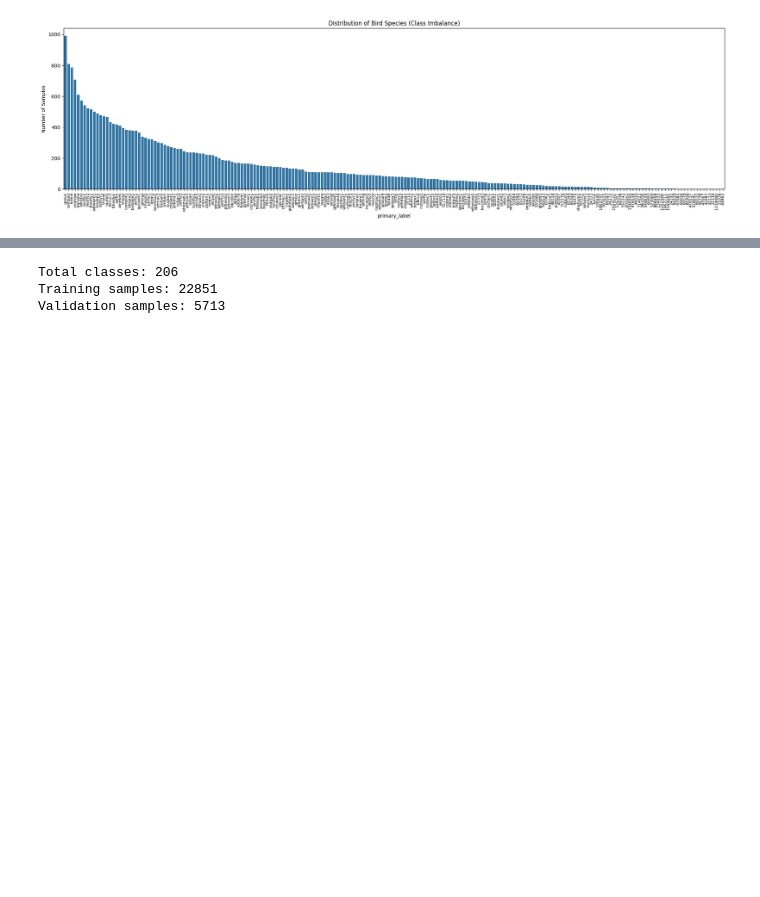
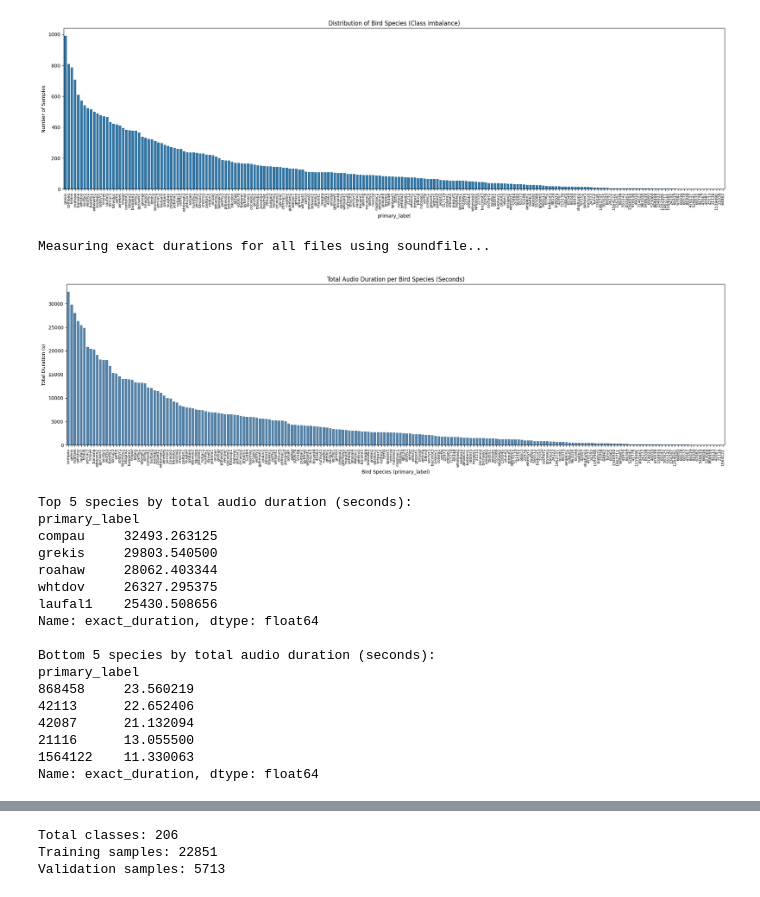
Before and after one commit to mahmuterensrc/GROUP21_CENG313, a Jupyter notebook: assignment1_eda_baseline.ipynb, the cells around one changed output, grey strips where cells are left out. Saved outputs shown, nothing was run; the diff lists cells and outputs as text; code cells hidden in the pictures; blank space fills up the shorter version.

```diff
--- a/assignment1_eda_baseline.ipynb
+++ b/assignment1_eda_baseline.ipynb
@@ -59,3 +128,65 @@ plt.show()
 Total number of samples: 28564
 Total number of unique species: 206
 [figure]
+# %%
+import soundfile as sf
+import pandas as pd
+import matplotlib.pyplot as plt
+import seaborn as sns
+import os
+from tqdm import tqdm
+
+local_audio_dir = '/content/data/train_audio'
+durations = []
+
+print("Measuring exact durations for all files using soundfile...")
+for idx, row in tqdm(df.iterrows(), total=len(df)):
+    file_path = os.path.join(local_audio_dir, row['filename'])
+    try:
+        # Fetch audio metadata directly from the header using soundfile
+        info = sf.info(file_path)
+        durations.append(info.duration)
+    except Exception as e:
+        print(f"Error reading {row['filename']}: {e}")
+        durations.append(0.0)
+
+df['exact_duration'] = durations
+
+# Group by class and sum the durations
+duration_per_class = df.groupby('primary_label')['exact_duration'].sum().sort_values(ascending=False)
+
+# Plotting the total duration per class
+plt.figure(figsize=(20, 6))
+sns.barplot(x=duration_per_class.index, y=duration_per_class.values, color='steelblue')
+plt.xticks(rotation=90, fontsize=8)
+plt.title('Total Audio Duration per Bird Species (Seconds)')
+plt.ylabel('Total Duration (s)')
+plt.xlabel('Bird Species (primary_label)')
+plt.tight_layout()
+plt.show()
+
+# Display the most and least represented classes by duration
+print("\nTop 5 species by total audio duration (seconds):")
+print(duration_per_class.head(5))
+print("\nBottom 5 species by total audio duration (seconds):")
+print(duration_per_class.tail(5))
+# %% [output]
+Measuring exact durations for all files using soundfile...
+[figure, added]
+Top 5 species by total audio duration (seconds):
+primary_label
+compau     32493.263125
+grekis     29803.540500
+roahaw     28062.403344
+whtdov     26327.295375
+laufal1    25430.508656
+Name: exact_duration, dtype: float64
+
+Bottom 5 species by total audio duration (seconds):
+primary_label
+868458     23.560219
+42113      22.652406
+42087      21.132094
+21116      13.055500
+1564122    11.330063
+Name: exact_duration, dtype: float64
```
Also changed, not shown: parts of 10 cells of this notebook.
